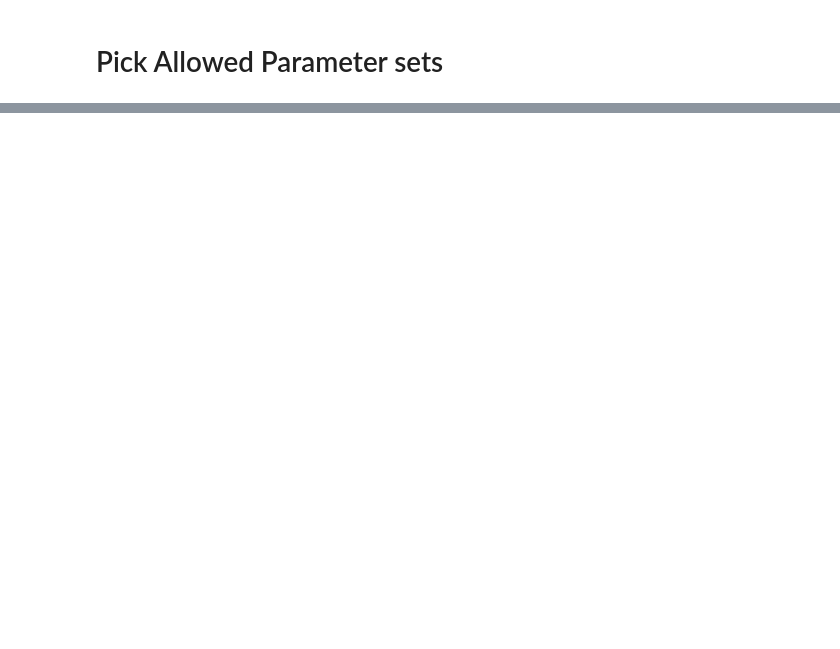
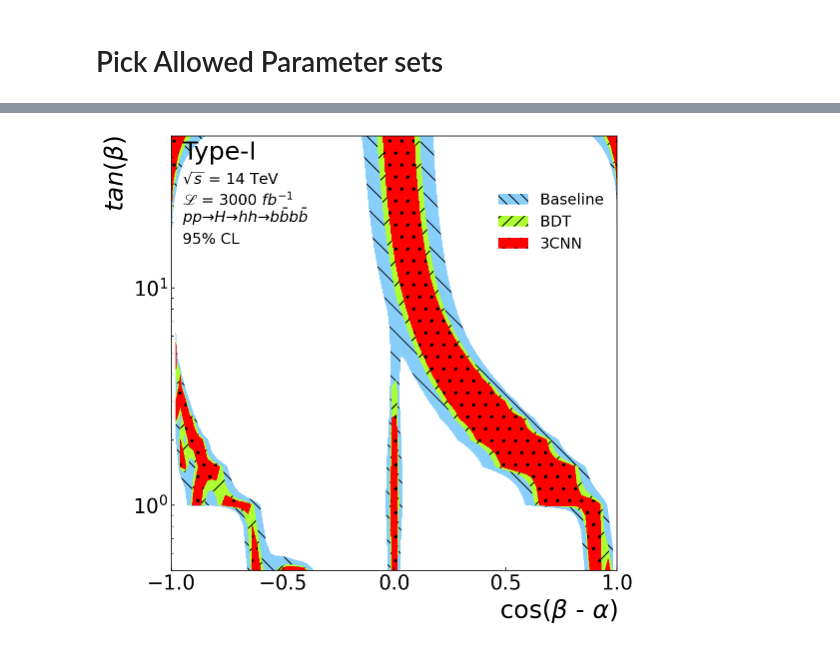
Before and after one commit to alan200276/THDM_with_ML, a Jupyter notebook: Parameter_Scanning/Constraint.ipynb, the cells around one changed output, grey strips where cells are left out. Drawn from its saved outputs; the diff is of its cells as text; code cells hidden in the pictures; blank space fills up the shorter version.

```diff
--- a/Parameter_Scanning/Constraint.ipynb
+++ b/Parameter_Scanning/Constraint.ipynb
@@ -723,0 +758,99 @@ Wall time: 7.41 ms
+# %%
+%%time
+fig, ax = plt.subplots(1,1, figsize=(8,8))
+
+range_i, range_e = 0, 100
+
+if parameter_space == "m12s_cba":
+    yaxis = m12s
+    xaxix_highresolution = scan_results_cb_a_highresolution
+    yaxis_highresolution = scan_results_m12s_highresolution
+    ymin, ymax = 100000, 1000000
+    plot_title_position = 940000
+    energy_position = 880000
+    luminosity_position = 830000
+    process_position = 780000
+    CL_position = 720000
+    ylabel_ = '$m_{12}^2$ [$\mathrm{GeV}^2$]'
+
+elif parameter_space == "tb_cba":
+    yaxis = tb
+    xaxix_highresolution = scan_results_cb_a_highresolution
+    yaxis_highresolution = scan_results_tb_highresolution
+    ymin, ymax = 0.5, 50
+    plot_title_position = 39
+    energy_position = 30
+    luminosity_position = 24
+    process_position = 20
+    CL_position = 16
+    ylabel_ = '$tan(\\beta)$'
+
+
+# Python contour plot
+# Ref: https://matplotlib.org/stable/api/_as_gen/matplotlib.pyplot.contour.html
+# Ref: https://matplotlib.org/stable/api/_as_gen/matplotlib.pyplot.contourf.html
+# contour -> line
+# contourf -> region
+
+constraints = [constraint_n_cut, constraint_n_bdt, constraint_n_cnn]
+# Ref: https://matplotlib.org/stable/gallery/color/named_colors.html
+color = ['lightskyblue', 'greenyellow', 'red']
+
+# Ref: https://matplotlib.org/stable/gallery/shapes_and_collections/hatch_style_reference.html#sphx-glr-gallery-shapes-and-collections-hatch-style-reference-py
+hatch = ['\\\\', '//', '.']
+# hatch = ['', '', '']
+name = ["Baseline", "BDT","3CNN"]
+circ = [0,0,0]
+
+
+for i, element in enumerate(constraints):
+    CS_2_sigma = plt.contourf(cba[:,range_i:range_e], yaxis[:,range_i:range_e], element[:,range_i:range_e],
+                                colors=color[i],
+                                linestyles="-",
+                                linewidths=1,
+                                levels=[0,2],
+                                # corner_mask = 0,
+                                hatches=hatch[i],
+                                # alpha = 0.5
+                                )
+    # For Legend
+    # Ref: https://stackoverflow.com/questions/44937101/matplotlib-custom-legend-with-hatching
+    circ[i] = mpatches.Patch(facecolor=color[i] ,alpha=1 ,hatch=hatch[i],label=name[i])
+
+plt.text(x=-0.95, y=plot_title_position, s=str(plot_title), fontsize=25, rotation=0)
+
+plt.text(x=-0.95, y=energy_position, s="$\sqrt{s}$ = 14 TeV", fontsize=15, rotation=0)
+plt.text(x=-0.95, y=luminosity_position, s="$\mathscr{L}$ = 3000 $fb^{-1}$", fontsize=15, rotation=0)
+plt.text(x=-0.95, y=process_position, s="$pp \\to H \\to hh \\to b\\bar{b}b\\bar{b}$", fontsize=15, rotation=0)
+plt.text(x=-0.95, y=CL_position, s="95% CL", fontsize=15, rotation=0)
+
+plt.xlim((-1.0,1.0))
+plt.ylim(( ymin, ymax ))
+
+
+ax.tick_params(which="both",axis='x', labelsize=20, direction="in")
+ax.tick_params(which="both",axis='y', labelsize=20, direction="in")
+# ax.tick_params(which="minor",axis='y', direction="in", labelsize=20)
+
+plt.xlabel("cos($\\beta$ - $\\alpha$)", fontsize=25, horizontalalignment='right',x=1)
+plt.ylabel(ylabel_, fontsize=25,horizontalalignment='right',y=1)
+
+
+plt.ticklabel_format(style='plain')
+
+if parameter_space == "tb_cba":
+    plt.yscale("log")
+    plt.legend(handles = [circ[0],circ[1],circ[2]],
+               bbox_to_anchor=(1.0, 0.9), ncol=1, fontsize=15,# markerscale=2., scatterpoints=1,
+               edgecolor = "w", fancybox=0, framealpha=0)
+
+if parameter_space == "m12s_cba":
+    plt.legend(bbox_to_anchor=(0.42, 0.7), ncol=1, fontsize=15,# markerscale=2., scatterpoints=1,
+           edgecolor = "w", fancybox=0, framealpha=0) #bbox_to_anchor=(0.7, 0.1),
+# plt.grid()
+
+# plt.subplots_adjust(wspace=0.5, hspace=0.5)
+
+plt.savefig("../Plots/Type_"+str(yukawa_type)+"_"+str(parameter_space)+"_allowed.pdf", transparent=True, bbox_inches='tight')
+plt.show()
+# %% [output]
@@ -723,0 +862 @@ Wall time: 7.41 ms
+[figure, added]
```
Also changed, not shown: parts of 6 cells of this notebook.
